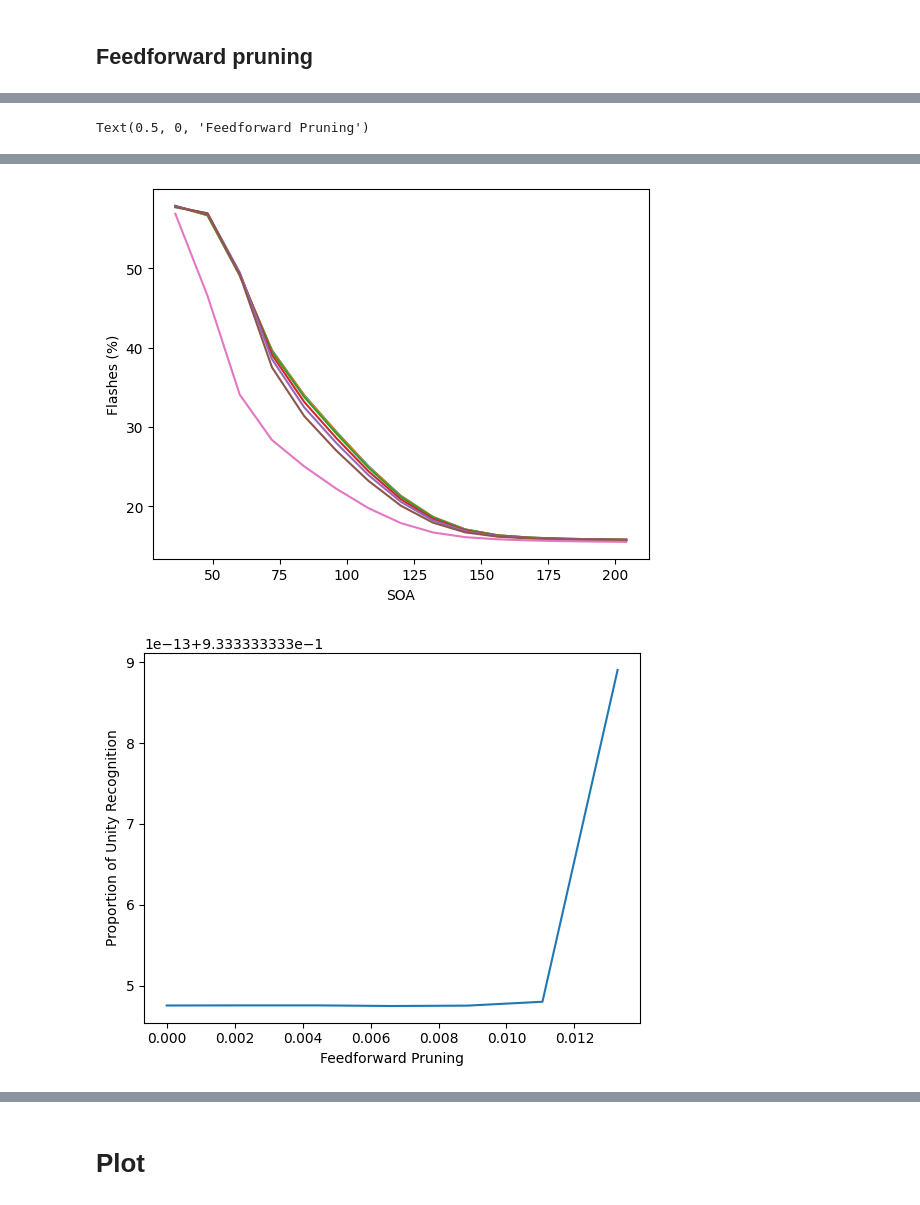
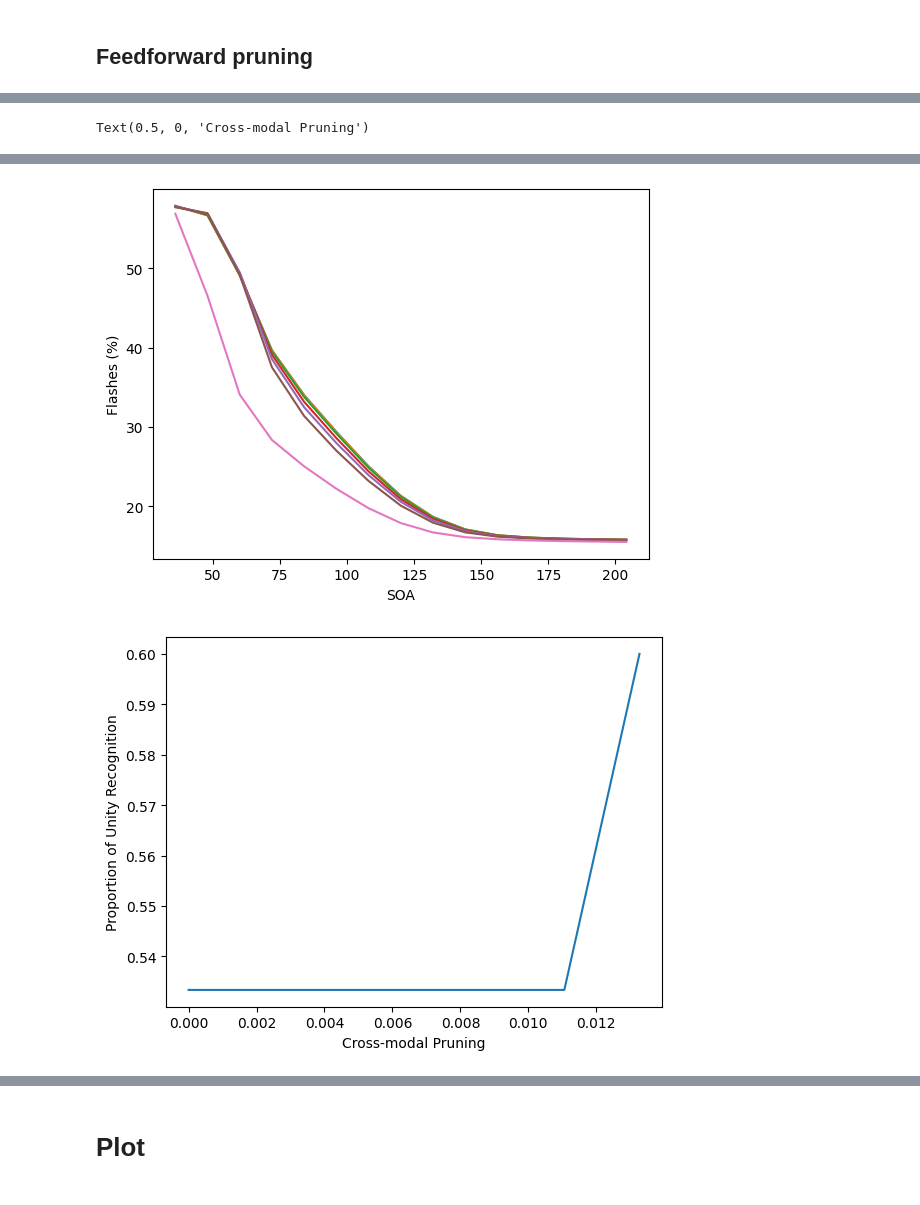
Before and after one commit to renatoparedes/SCZ_DFI_Model, a Jupyter notebook: HSPQ_Parameter_Exploration.ipynb, the cells around one changed output, grey strips where cells are left out. Cells and saved outputs as stored; diff of their text form; code cells hidden in the pictures.

Commit message:
Parameter exploration plot update

```diff
--- a/HSPQ_Parameter_Exploration.ipynb
+++ b/HSPQ_Parameter_Exploration.ipynb
@@ -293,7 +300,8 @@ for fb_weight in fb_weight_values:
     raw_model_data = np.array(p_two_flashes) * 100
     raw_model_data_per_fb_weight.append(raw_model_data)
 
-    _, _, tbw, _ = sigfit(soas, raw_model_data)
+    a, b = np.min(raw_model_data), np.max(raw_model_data)
+    tbw, _ = sigfit(soas, raw_model_data)
     tbw_per_fb_weight.append(tbw)
 
     p_two_causes = [i[1] for i in soa_storage]
@@ -370,7 +378,8 @@ for cm_weight in cm_weight_values:
     raw_model_data = np.array(p_two_flashes) * 100
     raw_model_data_per_cm_weight.append(raw_model_data)
 
-    _, _, tbw, _ = sigfit(soas, raw_model_data)
+    a, b = np.min(raw_model_data), np.max(raw_model_data)
+    tbw, _ = sigfit(soas, raw_model_data)
     tbw_per_cm_weight.append(tbw)
 
     p_two_causes = [i[1] for i in soa_storage]
@@ -447,7 +456,8 @@ for ff_pruning in ff_pruning_values:
     raw_model_data = np.array(p_two_flashes) * 100
     raw_model_data_per_ff_pruning.append(raw_model_data)
 
-    _, _, tbw, _ = sigfit(soas, raw_model_data)
+    a, b = np.min(raw_model_data), np.max(raw_model_data)
+    tbw, _ = sigfit(soas, raw_model_data)
     tbw_per_ff_pruning.append(tbw)
 
     p_two_causes = [i[1] for i in soa_storage]
@@ -522,7 +532,8 @@ for cm_pruning in cm_pruning_values:
     raw_model_data = np.array(p_two_flashes) * 100
     raw_model_data_per_cm_pruning.append(raw_model_data)
 
-    _, _, tbw, _ = sigfit(soas, raw_model_data)
+    a, b = np.min(raw_model_data), np.max(raw_model_data)
+    tbw, _ = sigfit(soas, raw_model_data)
     tbw_per_cm_pruning.append(tbw)
 
     p_two_causes = [i[1] for i in soa_storage]
@@ -536,7 +547,7 @@ for cm_pruning in cm_pruning_values:
 plt.figure(1)
 plt.plot(cm_pruning_values, tbw_per_cm_pruning)
 plt.ylabel("TWI (ms)")
-plt.xlabel("Feedforward Pruning")
+plt.xlabel("Cross-modal Pruning")
 
 plt.figure(2)
 plt.plot(soas, np.array(raw_model_data_per_cm_pruning).T)
@@ -546,11 +557,11 @@ plt.xlabel("SOA")
 plt.figure(3)
 plt.plot(cm_pruning_values, causes_per_cm_pruning)
 plt.ylabel("Proportion of Unity Recognition")
-plt.xlabel("Feedforward Pruning")
+plt.xlabel("Cross-modal Pruning")
 
 plt.figure(4)
 plt.plot(cm_pruning_values, opi_per_cm_pruning)
 plt.ylabel("Overall Proneness to the illusion (%)")
-plt.xlabel("Feedforward Pruning")
+plt.xlabel("Cross-modal Pruning")
 # %% [output]
-Text(0.5, 0, 'Feedforward Pruning')
+Text(0.5, 0, 'Cross-modal Pruning')
@@ -558,5 +569,5 @@ Text(0.5, 0, 'Feedforward Pruning')
 [figure]
-[figure, old version]
+[figure, new version]
 [figure]
 # %% [markdown]
 # Plot
```
Also changed, not shown: parts of 10 cells of this notebook, 2 other files.
